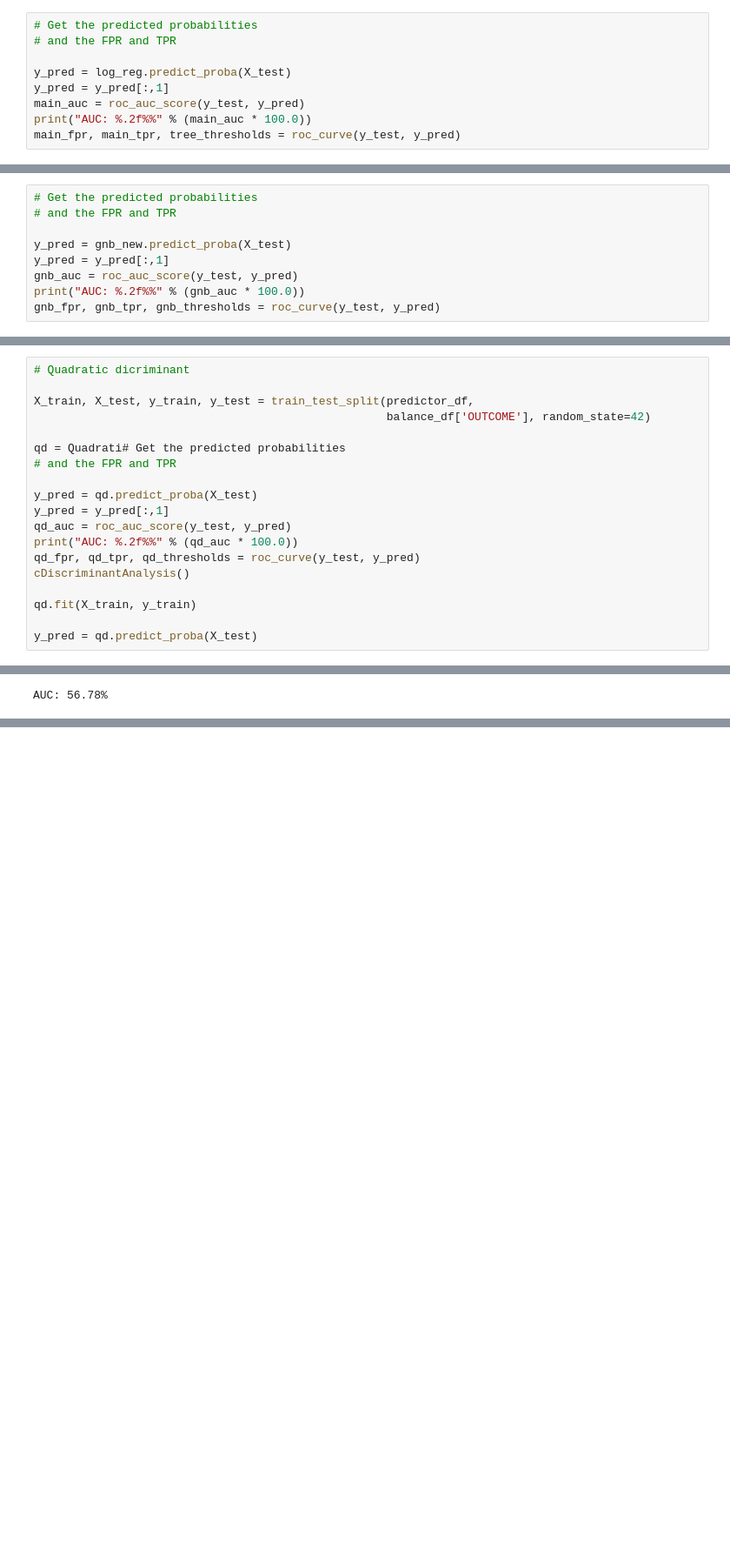
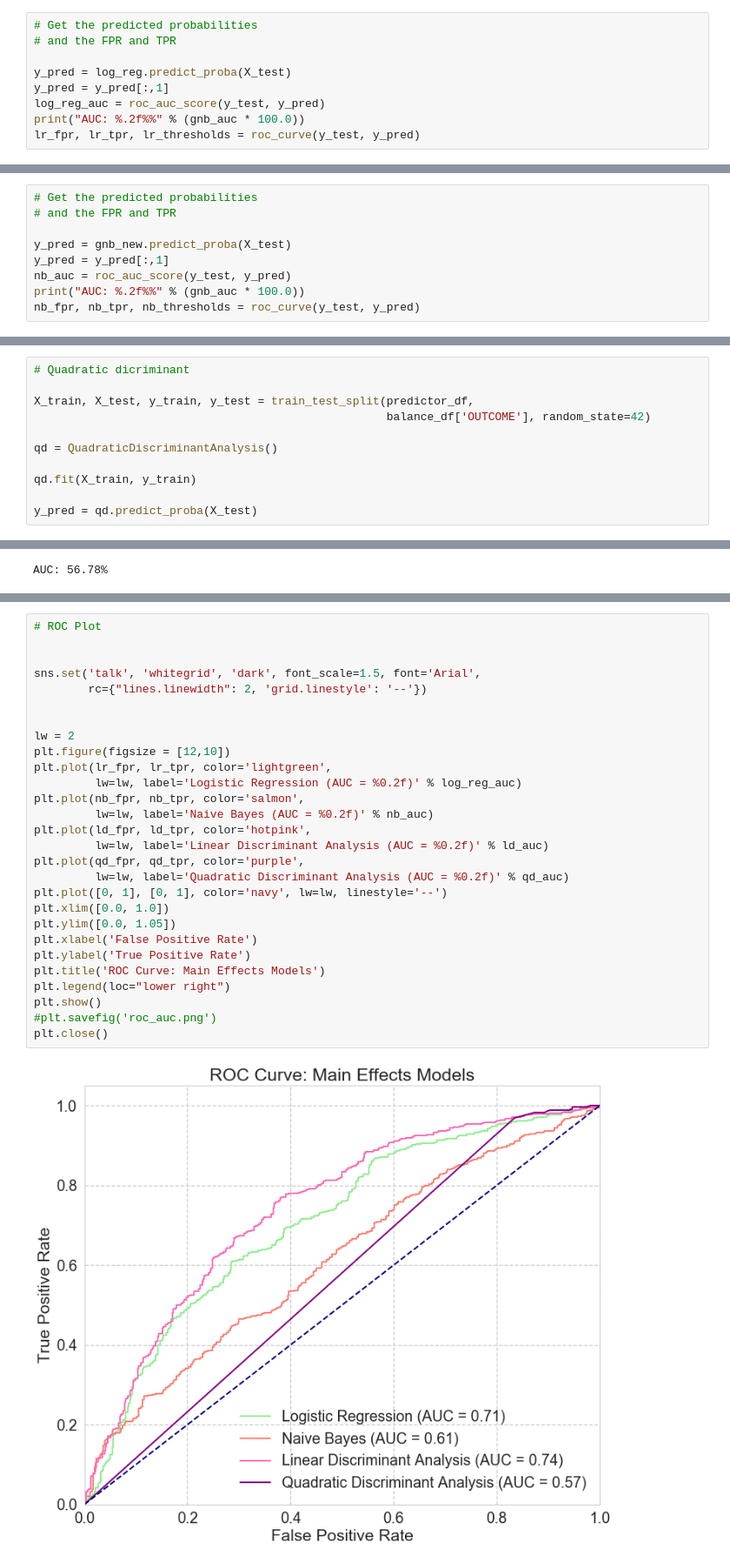
Before and after one commit to Kia0615/H1B_Bayesian, a Jupyter notebook: ML Midterm Project.ipynb, the cells around one changed output, grey strips where cells are left out. Shown at 87% size. Cells and saved outputs as stored; diff of their text form; blank space fills up the shorter version.

```diff
--- a/ML Midterm Project.ipynb
+++ b/ML Midterm Project.ipynb
@@ -428,7 +428,7 @@ avg / total       0.69      0.69      0.69      2919
 
 y_pred = log_reg.predict_proba(X_test)
 y_pred = y_pred[:,1]
-main_auc = roc_auc_score(y_test, y_pred)
-print("AUC: %.2f%%" % (main_auc * 100.0))
-main_fpr, main_tpr, tree_thresholds = roc_curve(y_test, y_pred)
+log_reg_auc = roc_auc_score(y_test, y_pred)
+print("AUC: %.2f%%" % (gnb_auc * 100.0))
+lr_fpr, lr_tpr, lr_thresholds = roc_curve(y_test, y_pred)
 # %% [output]
@@ -547,9 +547,9 @@ avg / total       0.61      0.61      0.61      2919
 
 y_pred = gnb_new.predict_proba(X_test)
 y_pred = y_pred[:,1]
-gnb_auc = roc_auc_score(y_test, y_pred)
+nb_auc = roc_auc_score(y_test, y_pred)
 print("AUC: %.2f%%" % (gnb_auc * 100.0))
-gnb_fpr, gnb_tpr, gnb_thresholds = roc_curve(y_test, y_pred)
+nb_fpr, nb_tpr, nb_thresholds = roc_curve(y_test, y_pred)
 # %% [output]
 AUC: 61.25%
 # %% [markdown]
@@ -598,15 +598,7 @@ AUC: 74.20%
 X_train, X_test, y_train, y_test = train_test_split(predictor_df,
                                                     balance_df['OUTCOME'], random_state=42)
 
-qd = Quadrati# Get the predicted probabilities
-# and the FPR and TPR
-
-y_pred = qd.predict_proba(X_test)
-y_pred = y_pred[:,1]
-qd_auc = roc_auc_score(y_test, y_pred)
-print("AUC: %.2f%%" % (qd_auc * 100.0))
-qd_fpr, qd_tpr, qd_thresholds = roc_curve(y_test, y_pred)
-cDiscriminantAnalysis()
+qd = QuadraticDiscriminantAnalysis()
 
 qd.fit(X_train, y_train)
 
@@ -638,0 +698,30 @@ AUC: 56.78%
+# %%
+# ROC Plot
+
+
+sns.set('talk', 'whitegrid', 'dark', font_scale=1.5, font='Arial',
+        rc={"lines.linewidth": 2, 'grid.linestyle': '--'})
+
+
+lw = 2
+plt.figure(figsize = [12,10])
+plt.plot(lr_fpr, lr_tpr, color='lightgreen',
+         lw=lw, label='Logistic Regression (AUC = %0.2f)' % log_reg_auc)
+plt.plot(nb_fpr, nb_tpr, color='salmon',
+         lw=lw, label='Naive Bayes (AUC = %0.2f)' % nb_auc)
+plt.plot(ld_fpr, ld_tpr, color='hotpink',
+         lw=lw, label='Linear Discriminant Analysis (AUC = %0.2f)' % ld_auc)
+plt.plot(qd_fpr, qd_tpr, color='purple',
+         lw=lw, label='Quadratic Discriminant Analysis (AUC = %0.2f)' % qd_auc)
+plt.plot([0, 1], [0, 1], color='navy', lw=lw, linestyle='--')
+plt.xlim([0.0, 1.0])
+plt.ylim([0.0, 1.05])
+plt.xlabel('False Positive Rate')
+plt.ylabel('True Positive Rate')
+plt.title('ROC Curve: Main Effects Models')
+plt.legend(loc="lower right")
+plt.show()
+#plt.savefig('roc_auc.png')
+plt.close()
+# %% [output]
+[figure, added]
```
Also changed, not shown: parts of 17 cells of this notebook, 2 other files.
